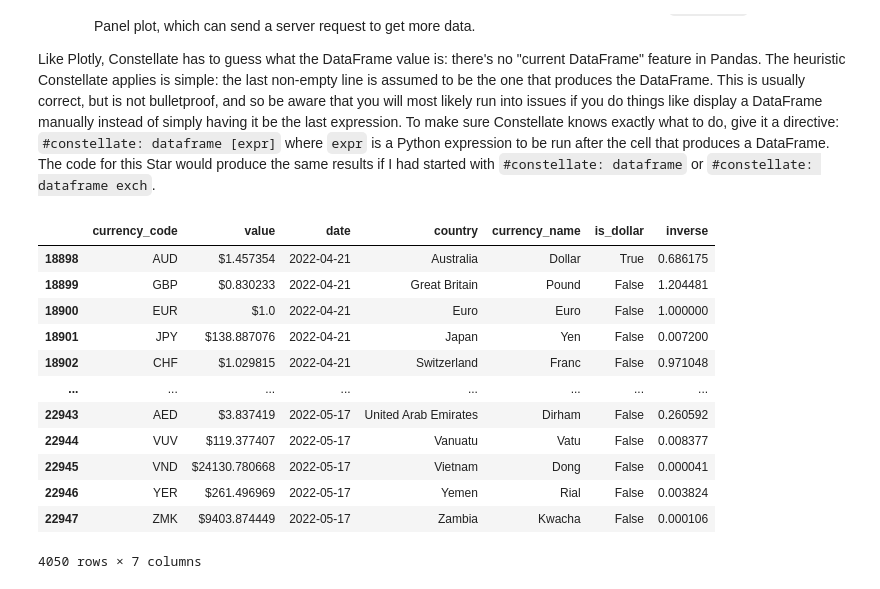
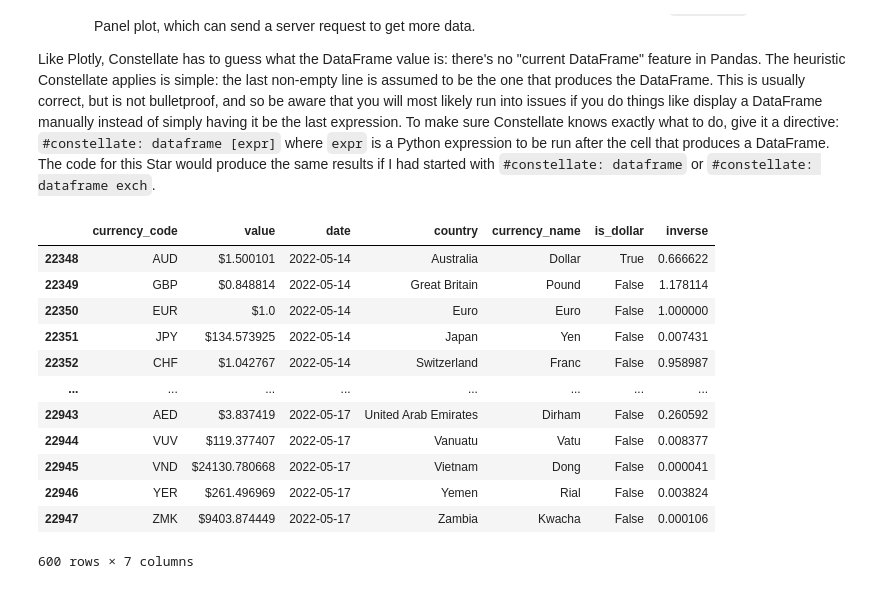
Before and after one commit to constellate-org/constellate, a Jupyter notebook: docs/constellate-tutorial.ipynb, the cells around one changed output. Saved outputs shown, nothing was run; the diff lists cells and outputs as text; code cells hidden in the pictures.

```diff
--- a/docs/constellate-tutorial.ipynb
+++ b/docs/constellate-tutorial.ipynb
@@ -332,35 +332,35 @@ Like Plotly, Constellate has to guess what the DataFrame value is: there's no "c
 # %%
 import numpy as np
 import pandas as pd
 
 # source https://www.kaggle.com/datasets/ruchi798/currency-exchange-rates
 exch = pd.read_csv('https://gist.githubusercontent.com/nicholas-miklaucic/018e22f3e2830e276a10603d117a7c90/raw/', index_col='index').reset_index(drop=True)
 exch.rename(columns={'currency': 'currency_code'}, inplace=True)
 exch[['country', 'currency_name']] = exch['Country/Currency'].str.strip().str.rsplit(' ', n=1, expand=True)
 exch['currency_name'] = np.where(exch['currency_name'], exch['currency_name'], exch['country'])
 exch['is_dollar'] = exch['currency_name'].str.lower() == 'dollar'
 exch.drop(columns=['Country/Currency'], inplace=True)
 exch['date'] = pd.to_datetime(exch['date'], dayfirst=True)
 
 # comment this to really make Constellate work!
-exch = exch[exch.date > pd.to_datetime('2022-04-20')]
+exch = exch[exch.date > pd.to_datetime('2022-05-13')]
 
 exch['inverse'] = 1 / exch['value']
 exch['value'] = [f'${v}' for v in exch['value']]
 
 # because I didn't specify, the last non-empty line is assumed to be the DataFrame expression
 exch
 # %% [output]
 |  | currency_code | value | date | country | currency_name | is_dollar | inverse |
-| 18898 | AUD | $1.457354 | 2022-04-21 | Australia | Dollar | True | 0.686175 |
-| 18899 | GBP | $0.830233 | 2022-04-21 | Great Britain | Pound | False | 1.204481 |
-| 18900 | EUR | $1.0 | 2022-04-21 | Euro | Euro | False | 1.000000 |
-| 18901 | JPY | $138.887076 | 2022-04-21 | Japan | Yen | False | 0.007200 |
-| 18902 | CHF | $1.029815 | 2022-04-21 | Switzerland | Franc | False | 0.971048 |
+| 22348 | AUD | $1.500101 | 2022-05-14 | Australia | Dollar | True | 0.666622 |
+| 22349 | GBP | $0.848814 | 2022-05-14 | Great Britain | Pound | False | 1.178114 |
+| 22350 | EUR | $1.0 | 2022-05-14 | Euro | Euro | False | 1.000000 |
+| 22351 | JPY | $134.573925 | 2022-05-14 | Japan | Yen | False | 0.007431 |
+| 22352 | CHF | $1.042767 | 2022-05-14 | Switzerland | Franc | False | 0.958987 |
 | ... | ... | ... | ... | ... | ... | ... | ... |
 | 22943 | AED | $3.837419 | 2022-05-17 | United Arab Emirates | Dirham | False | 0.260592 |
 | 22944 | VUV | $119.377407 | 2022-05-17 | Vanuatu | Vatu | False | 0.008377 |
 | 22945 | VND | $24130.780668 | 2022-05-17 | Vietnam | Dong | False | 0.000041 |
 | 22946 | YER | $261.496969 | 2022-05-17 | Yemen | Rial | False | 0.003824 |
 | 22947 | ZMK | $9403.874449 | 2022-05-17 | Zambia | Kwacha | False | 0.000106 |
-4050 rows × 7 columns
+600 rows × 7 columns
```
